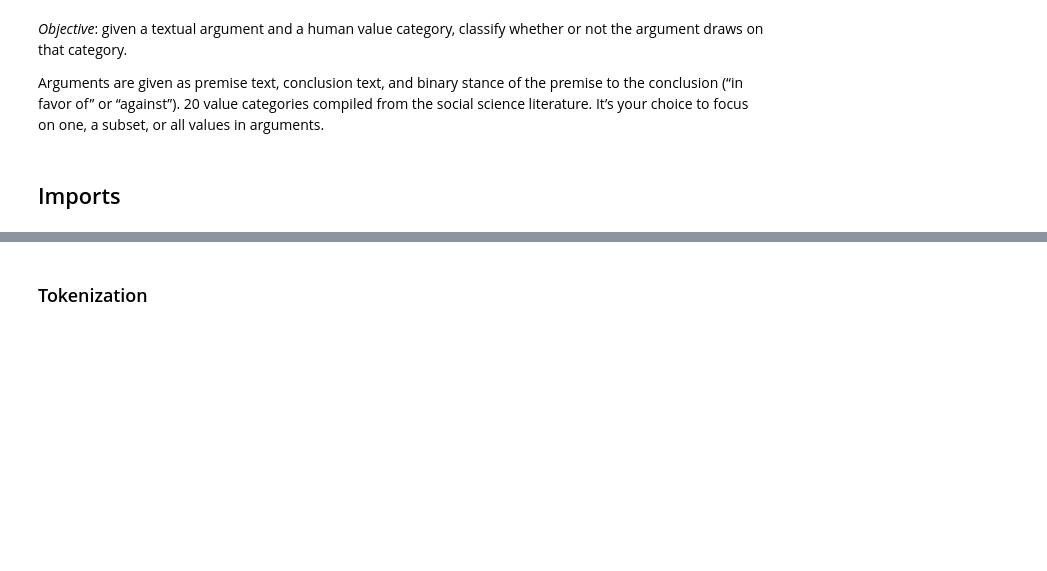
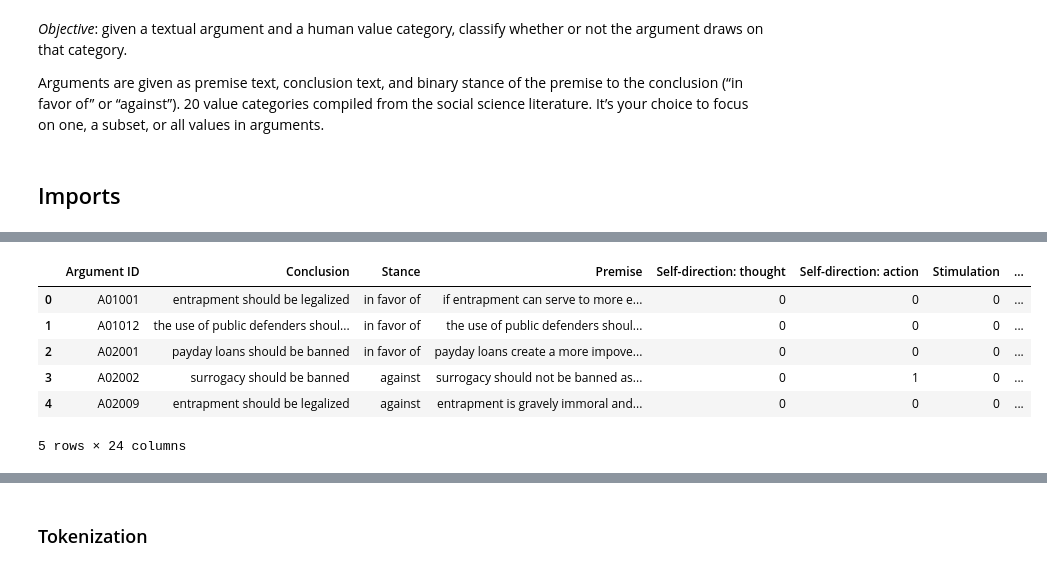
Before and after one commit to send-an-SMS/Unibo-NLP-Project, a Jupyter notebook: debug_2.ipynb, the cells around one changed output, grey strips where cells are left out. Drawn from its saved outputs; the diff is of its cells as text; code cells hidden in the pictures; blank space fills up the shorter version.

```diff
--- a/debug_2.ipynb
+++ b/debug_2.ipynb
@@ -194,0 +221,10 @@ Max length
+# %%
+df_val.head()
+# %% [output]
+|  | Argument ID | Conclusion | Stance | Premise | Self-direction: thought | Self-direction: action | Stimulation | ... |
+| 0 | A01001 | entrapment should be legalized | in favor of | if entrapment can serve to more e... | 0 | 0 | 0 | ... |
+| 1 | A01012 | the use of public defenders shoul... | in favor of | the use of public defenders shoul... | 0 | 0 | 0 | ... |
+| 2 | A02001 | payday loans should be banned | in favor of | payday loans create a more impove... | 0 | 0 | 0 | ... |
+| 3 | A02002 | surrogacy should be banned | against | surrogacy should not be banned as... | 0 | 1 | 0 | ... |
+| 4 | A02009 | entrapment should be legalized | against | entrapment is gravely immoral and... | 0 | 0 | 0 | ... |
+5 rows × 24 columns
```
Also changed, not shown: parts of 47 cells of this notebook.
